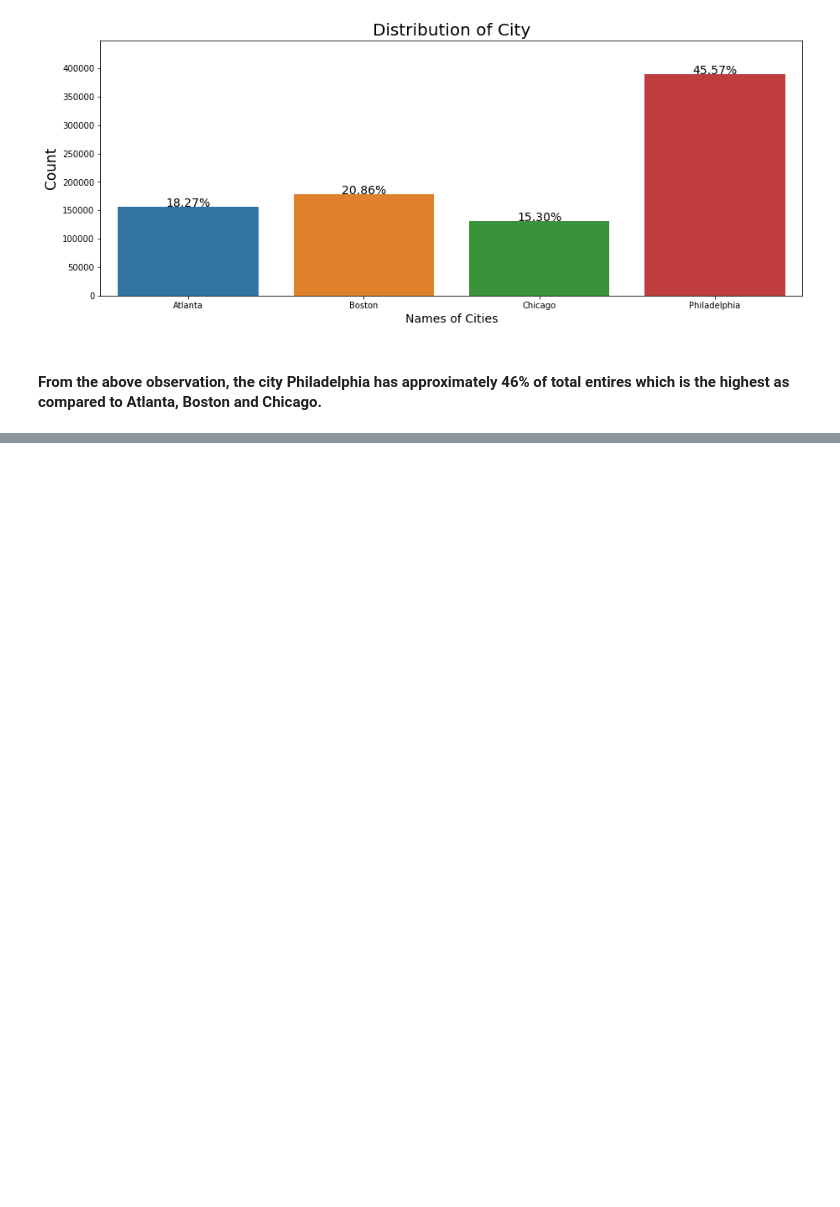
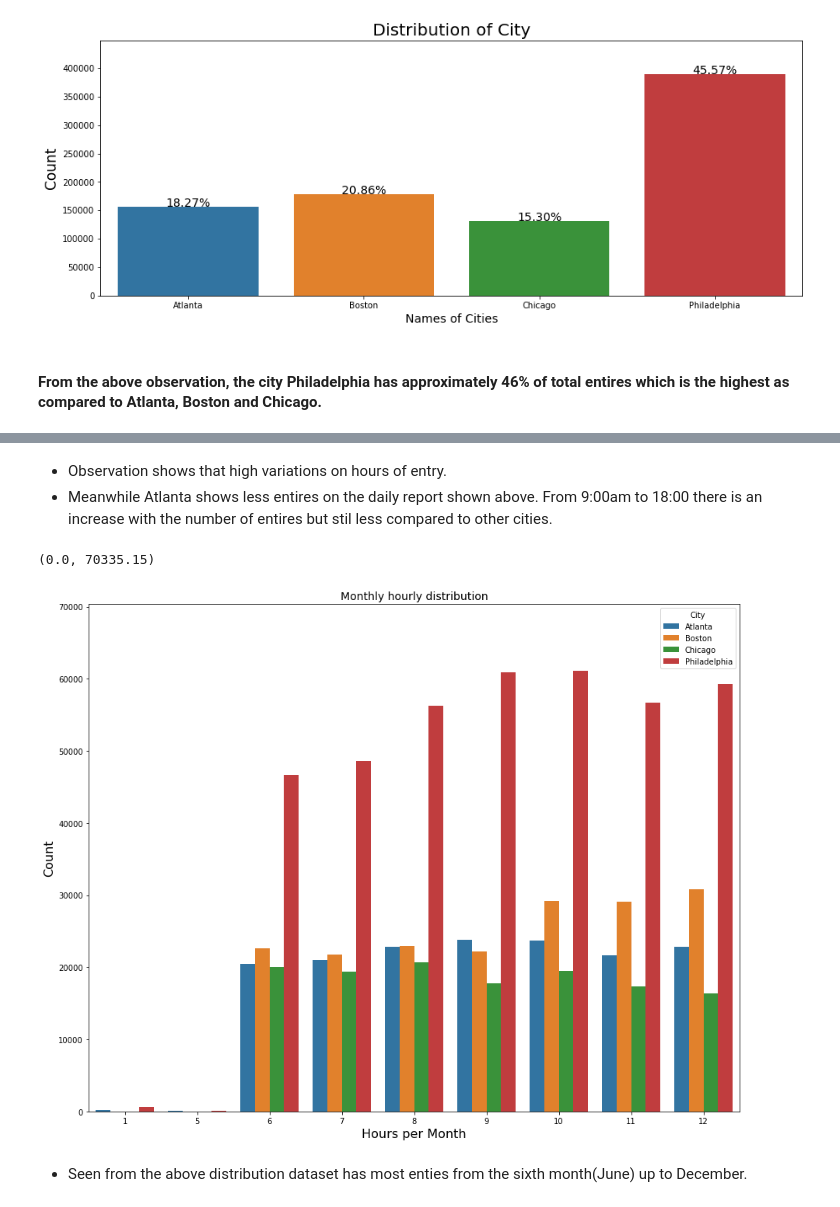
Before and after one commit to spliichx/traffic-congestion, a Jupyter notebook: traffic.ipynb, the cells around one changed output, grey strips where cells are left out. Cells and saved outputs as stored; diff of their text form; code cells hidden in the pictures; blank space fills up the shorter version.

```diff
--- a/traffic.ipynb
+++ b/traffic.ipynb
@@ -138,0 +175,22 @@ plt.show()
+# %% [markdown]
+- Observation shows that high variations on hours of entry.
+- Meanwhile Atlanta shows less entires on the daily report shown above. From 9:00am to 18:00 there is an increase with the number of entires but stil less compared to other cities.
+# %%
+plt.figure(figsize=(15,12))
+
+plt.subplot(211)
+val = sns.countplot(x="Month", data=train, hue='City', dodge=True)
+val.set_title("Monthly hourly distribution", fontsize=14)
+val.set_ylabel("Count",fontsize= 16)
+val.set_xlabel("Hours per Month", fontsize=16)
+sizes=[]
+for i in val.patches:
+    height = i.get_height()
+    sizes.append(height)
+
+val.set_ylim(0, max(sizes) * 1.15)
+# %% [output]
+(0.0, 70335.15)
+[figure, added]
+# %% [markdown]
+- Seen from the above distribution dataset has most enties from the sixth month(June) up to December.
```
Also changed, not shown: parts of 3 cells of this notebook.
